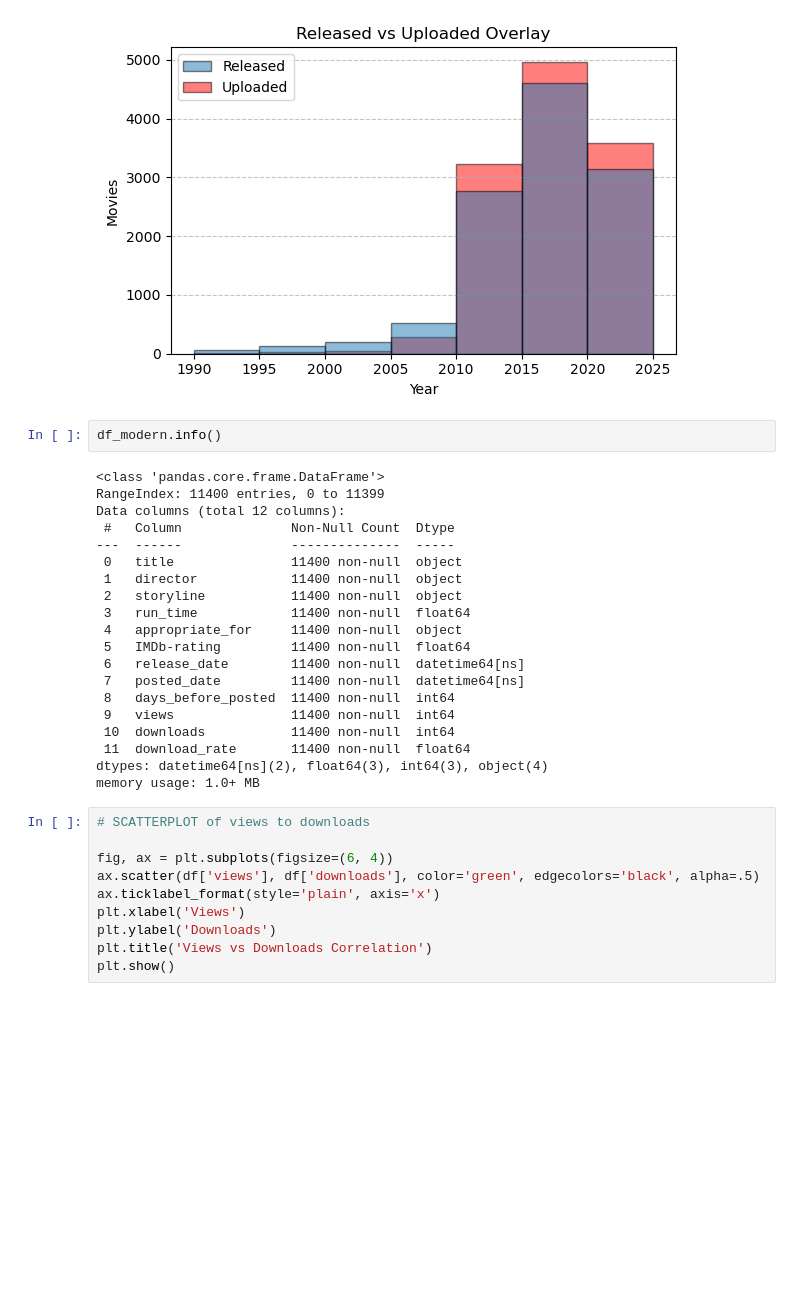
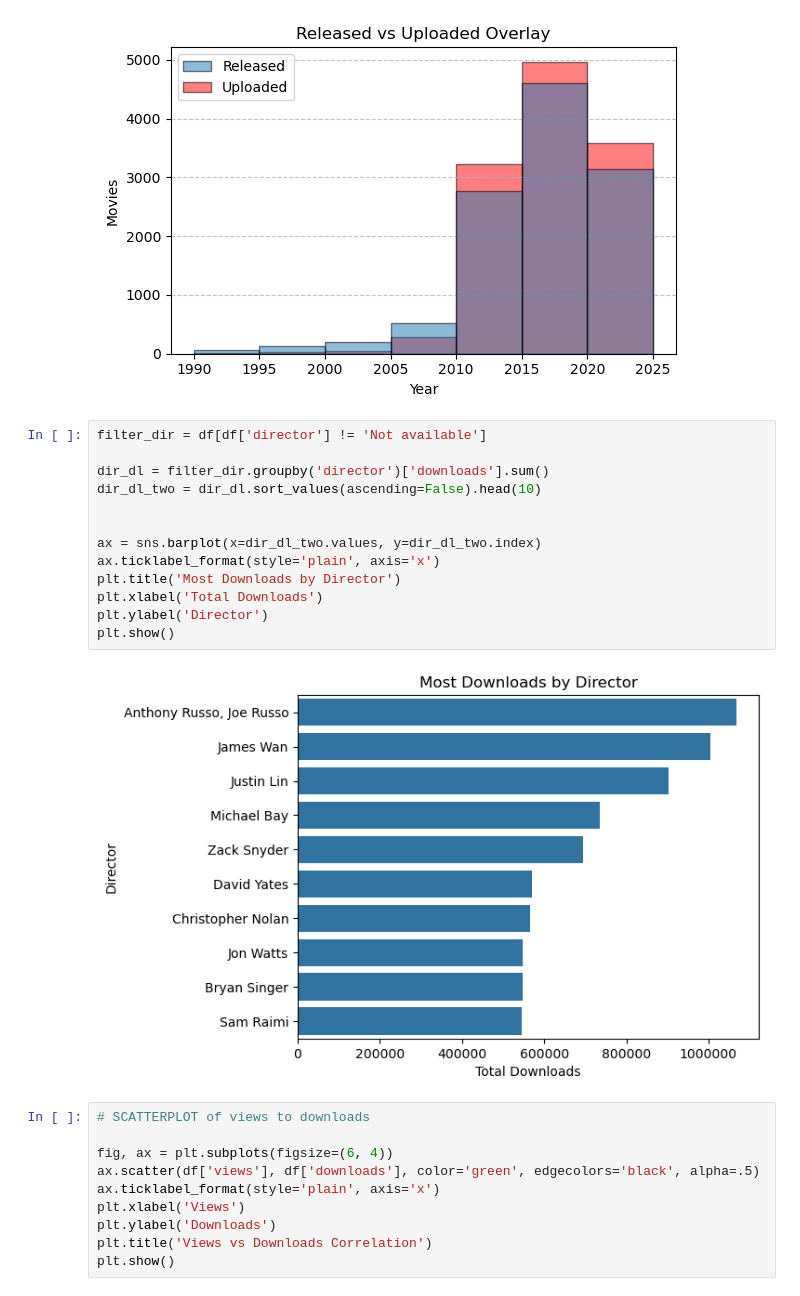
Before and after one commit to baclausen/ddi-midterm, a Jupyter notebook: notebooks/midterm_nb.ipynb, the cells around one changed output. Drawn from its saved outputs; the diff is of its cells as text; blank space fills up the shorter version.

Commit message:
finished brief and updated readme graphics

```diff
--- a/notebooks/midterm_nb.ipynb
+++ b/notebooks/midterm_nb.ipynb
@@ -230,27 +247,20 @@ plt.show()
 # %% [output]
 [figure]
 # %%
-df_modern.info()
+filter_dir = df[df['director'] != 'Not available']
+
+dir_dl = filter_dir.groupby('director')['downloads'].sum()
+dir_dl_two = dir_dl.sort_values(ascending=False).head(10)
+
+
+ax = sns.barplot(x=dir_dl_two.values, y=dir_dl_two.index)
+ax.ticklabel_format(style='plain', axis='x')
+plt.title('Most Downloads by Director')
+plt.xlabel('Total Downloads')
+plt.ylabel('Director')
+plt.show()
 # %% [output]
-<class 'pandas.core.frame.DataFrame'>
-RangeIndex: 11400 entries, 0 to 11399
-Data columns (total 12 columns):
- #   Column              Non-Null Count  Dtype
----  ------              --------------  -----
- 0   title               11400 non-null  object
- 1   director            11400 non-null  object
- 2   storyline           11400 non-null  object
- 3   run_time            11400 non-null  float64
- 4   appropriate_for     11400 non-null  object
- 5   IMDb-rating         11400 non-null  float64
- 6   release_date        11400 non-null  datetime64[ns]
- 7   posted_date         11400 non-null  datetime64[ns]
- 8   days_before_posted  11400 non-null  int64
- 9   views               11400 non-null  int64
- 10  downloads           11400 non-null  int64
- 11  download_rate       11400 non-null  float64
-dtypes: datetime64[ns](2), float64(3), int64(3), object(4)
-memory usage: 1.0+ MB
+[figure, added]
 # %%
 # SCATTERPLOT of views to downloads
 
```
Also changed, not shown: parts of 4 cells of this notebook, 4 other files.
